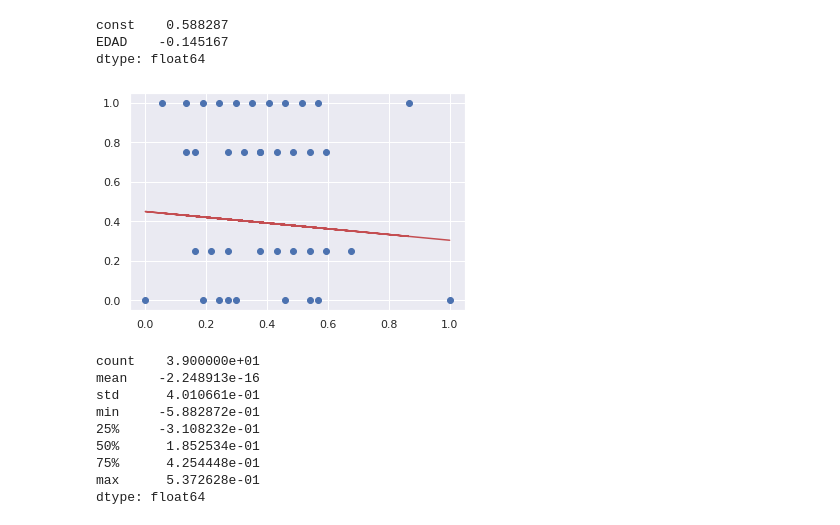
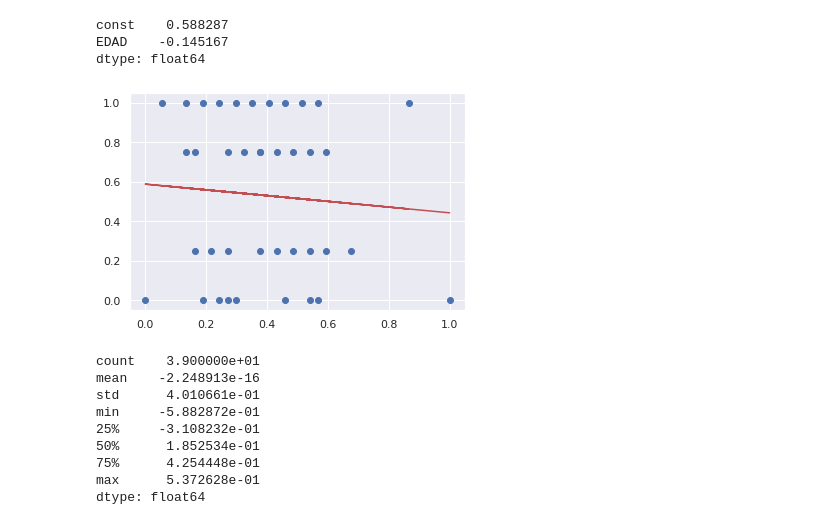
Before and after one commit to Juliaan20/Analisis-de-Datos-con-Python, a Jupyter notebook: ML_corhuila.ipynb, the cells around one changed output. Drawn from its saved outputs; the diff is of its cells as text; code cells hidden in the pictures.

```diff
--- a/ML_corhuila.ipynb
+++ b/ML_corhuila.ipynb
@@ -537,0 +552,3 @@ Es un valor normal
+# %%
+dataNorm = normaData(data1)
+dataNorm.describe().T
@@ -717,10 +795,10 @@ dtype: float64
 # %%
 #con el 80%
 plt.scatter(X_train, y_train)
-plt.plot(X_train, 0.449607 + ( -0.145167) * X_train, 'r')
+plt.plot(X_train, 0.588287 + ( -0.145167) * X_train, 'r')
 plt.show()
 # %% [output]
-[figure, old version]
+[figure, new version]
 # %%
 y_train_pred = RLMUno.predict(X_train_sm)
 
```
Also changed, not shown: parts of 26 cells of this notebook.
